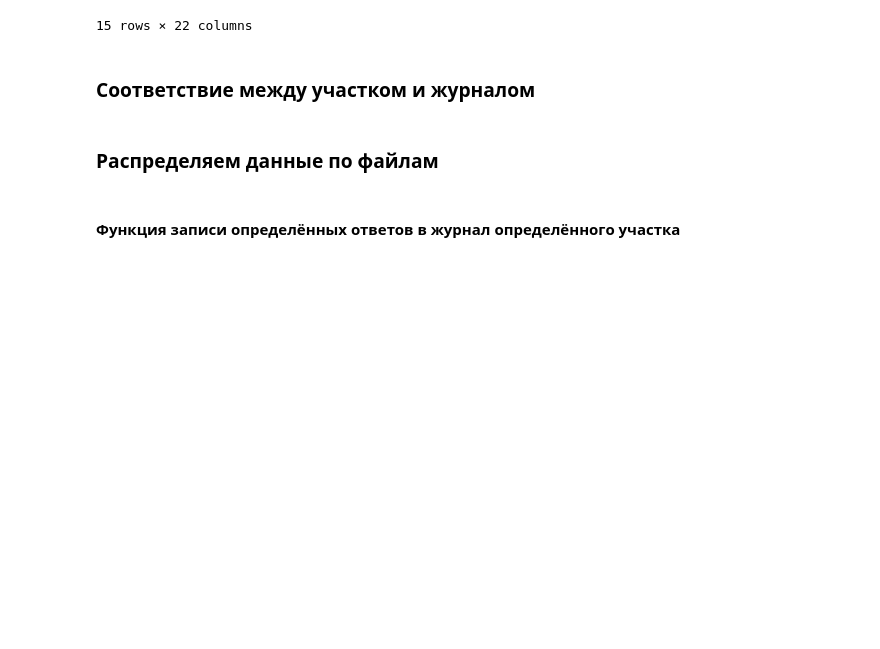
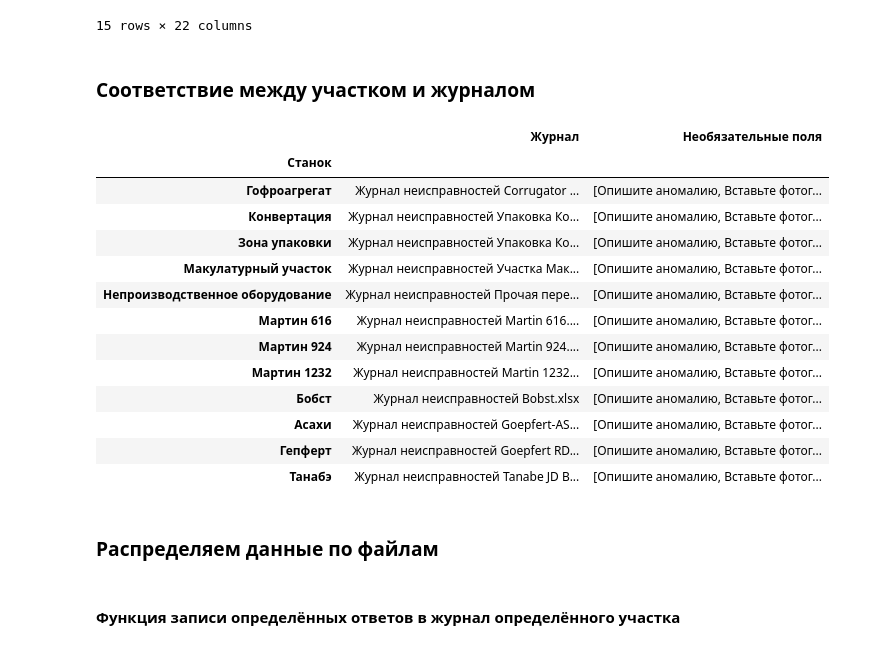
Before and after one commit to goryachev-maxim2003/kappa_rus_Task_Manager, a Jupyter notebook: Task Manager.ipynb, the cells around one changed output. Saved outputs shown, nothing was run; the diff lists cells and outputs as text; code cells hidden in the pictures; blank space fills up the shorter version.

Commit message:
До чтения параметров с excel файла 'файл для ...'

```diff
--- a/Task Manager.ipynb
+++ b/Task Manager.ipynb
@@ -67,21 +69,39 @@ problems
 # %%
 optional_fields_in_machines = np.array(["Опишите аномалию", "Вставьте фотографию"])
 # Журналы и необязательные поля участка
 plot_fields = pd.DataFrame([
     ('Гофроагрегат', 'Журнал неисправностей Corrugator BHS.xlsx', optional_fields_in_machines),
     ('Конвертация', 'Журнал неисправностей Упаковка Конвертации.xlsx', optional_fields_in_machines),
     ('Зона упаковки', 'Журнал неисправностей Упаковка Конвертации.xlsx', optional_fields_in_machines),
     ('Макулатурный участок', 'Журнал неисправностей Участка Макулатуры.xlsx', optional_fields_in_machines),
     ('Непроизводственное оборудование', 'Журнал неисправностей Прочая переферия.xlsx', optional_fields_in_machines),
     ('Мартин 616', 'Журнал неисправностей Martin 616.xlsx', optional_fields_in_machines),
     ('Мартин 924', 'Журнал неисправностей Martin 924.xlsx', optional_fields_in_machines),
     ('Мартин 1232', 'Журнал неисправностей Martin 1232.xlsx', optional_fields_in_machines),
     ('Бобст', 'Журнал неисправностей Bobst.xlsx', optional_fields_in_machines),
     ('Асахи', 'Журнал неисправностей Goepfert-ASAHI.xlsx', optional_fields_in_machines),
     ('Гепферт', 'Журнал неисправностей Goepfert RDC.xlsx', optional_fields_in_machines),
     ('Танабэ', 'Журнал неисправностей Tanabe JD BoxR 1450.xlsx', optional_fields_in_machines)
 ], columns=["Станок", "Журнал", "Необязательные поля"])
-plot_fields.set_index("Станок", inplace=True)
+# plot_fields = pd.read_excel('Файл для Task_Manager exe.xlsx', 'Названия станков и журналов', index_col=0, dtype = str, columns=["Станок", "Журнал"])
+# for_Task_Manager_machine_names
+# plot_fields.set_index("Станок", inplace=True)
+# plot_fields
+# %% [output]
+|  | Журнал | Необязательные поля |
+| Станок |  |  |
+| Гофроагрегат | Журнал неисправностей Corrugator ... | [Опишите аномалию, Вставьте фотог... |
+| Конвертация | Журнал неисправностей Упаковка Ко... | [Опишите аномалию, Вставьте фотог... |
+| Зона упаковки | Журнал неисправностей Упаковка Ко... | [Опишите аномалию, Вставьте фотог... |
+| Макулатурный участок | Журнал неисправностей Участка Мак... | [Опишите аномалию, Вставьте фотог... |
+| Непроизводственное оборудование | Журнал неисправностей Прочая пере... | [Опишите аномалию, Вставьте фотог... |
+| Мартин 616 | Журнал неисправностей Martin 616.... | [Опишите аномалию, Вставьте фотог... |
+| Мартин 924 | Журнал неисправностей Martin 924.... | [Опишите аномалию, Вставьте фотог... |
+| Мартин 1232 | Журнал неисправностей Martin 1232... | [Опишите аномалию, Вставьте фотог... |
+| Бобст | Журнал неисправностей Bobst.xlsx | [Опишите аномалию, Вставьте фотог... |
+| Асахи | Журнал неисправностей Goepfert-AS... | [Опишите аномалию, Вставьте фотог... |
+| Гепферт | Журнал неисправностей Goepfert RD... | [Опишите аномалию, Вставьте фотог... |
+| Танабэ | Журнал неисправностей Tanabe JD B... | [Опишите аномалию, Вставьте фотог... |
 # %% [markdown]
 ### Распределяем данные по файлам
 # %% [markdown]
```
Also changed, not shown: parts of 3 cells of this notebook, 2 other files.
